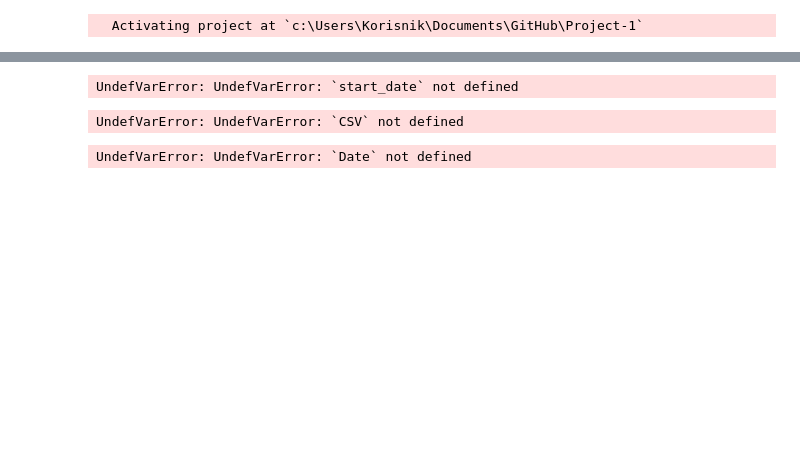
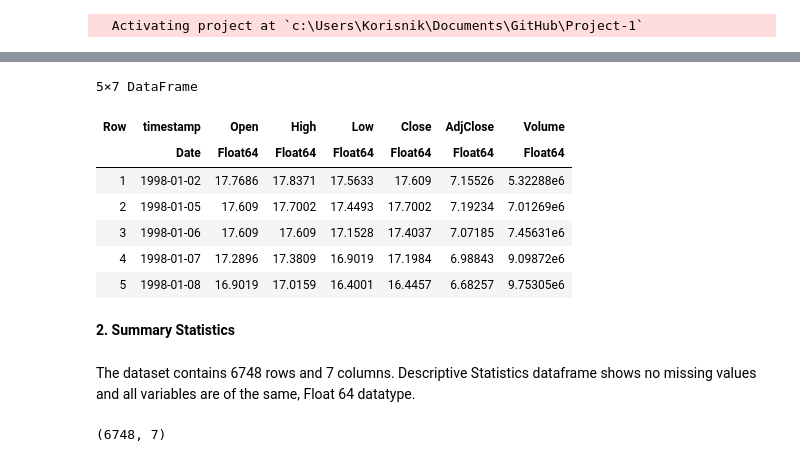
Before and after one commit to aidahodzc/Project-1, a Jupyter notebook: Part A.ipynb, the cells around one changed output, grey strips where cells are left out. Drawn from its saved outputs; the diff is of its cells as text; code cells hidden in the pictures; blank space fills up the shorter version.

```diff
--- a/Part A.ipynb
+++ b/Part A.ipynb
@@ -57,0 +91,3 @@ Loading data for The Boeing Co. stock prices from 1998 to 2024
+# %%
+start_date = DateTime("1998-01-01")
+end_date = DateTime("2024-10-26")
@@ -58,15 +96,12 @@ Loading data for The Boeing Co. stock prices from 1998 to 2024
 # %%
-data = DataFrame(yahoo(:BA, YahooOpt(period1 = start_date, period2 = stop_date)));
+data = DataFrame(yahoo(:F, YahooOpt(period1 = start_date, period2 = end_date)));
 first(data,5)
 # %% [output]
-UndefVarError: UndefVarError: `start_date` not defined
+5×7 DataFrame
+| Row | timestamp | Open | High | Low | Close | AdjClose | Volume |
+|  | Date | Float64 | Float64 | Float64 | Float64 | Float64 | Float64 |
+| 1 | 1998-01-02 | 17.7686 | 17.8371 | 17.5633 | 17.609 | 7.15526 | 5.32288e6 |
+| 2 | 1998-01-05 | 17.609 | 17.7002 | 17.4493 | 17.7002 | 7.19234 | 7.01269e6 |
+| 3 | 1998-01-06 | 17.609 | 17.609 | 17.1528 | 17.4037 | 7.07185 | 7.45631e6 |
+| 4 | 1998-01-07 | 17.2896 | 17.3809 | 16.9019 | 17.1984 | 6.98843 | 9.09872e6 |
+| 5 | 1998-01-08 | 16.9019 | 17.0159 | 16.4001 | 16.4457 | 6.68257 | 9.75305e6 |
-# %%
-data = CSV.read("C:\\Users\\Korisnik\\Documents\\GitHub\\Project-1\\BA_stock_prices.csv", DataFrame; header=true);
-first(data, 5)
-# %% [output]
-UndefVarError: UndefVarError: `CSV` not defined
-# %%
-start_date = Date("1998-01-01")
-end_date = Date("2024-12-31")
-# %% [output]
-UndefVarError: UndefVarError: `Date` not defined
@@ -77,0 +108,8 @@ data)
+# %% [markdown]
+**2. Summary Statistics**
+# %% [markdown]
+The dataset contains 6748 rows and 7 columns. Descriptive Statistics dataframe shows no missing values and all variables are of the same, Float 64 datatype.
+# %%
+size(data)
+# %% [output]
+(6748, 7)
```
Also changed, not shown: parts of 24 cells of this notebook, 3 other files.
